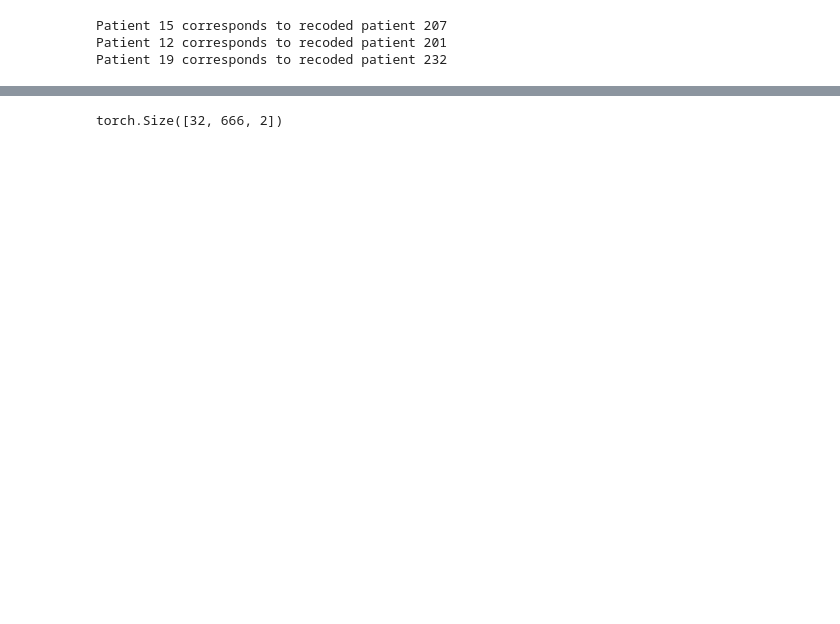
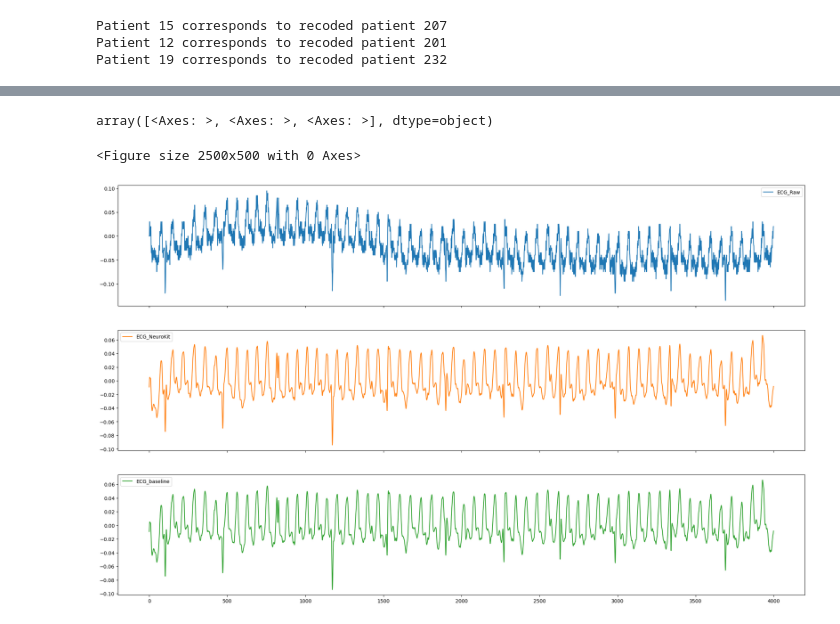
Before and after one commit to luna97/MIT-BIH_ecg_arrhytmia, a Jupyter notebook: preprocess_dataset.ipynb, the cells around one changed output, grey strips where cells are left out. Saved outputs shown, nothing was run; the diff lists cells and outputs as text; code cells hidden in the pictures; blank space fills up the shorter version.

```diff
--- a/preprocess_dataset.ipynb
+++ b/preprocess_dataset.ipynb
@@ -303,47 +397,22 @@ r_peaks: [np.int64(409986), np.int64(410245), np.int64(410509), np.int64(410768)
-# %%
-# create the dataset class that will be used to train the model
-
-class ECGDataset(torch.utils.data.Dataset):
-    def __init__(self, data_folder, subset='train'):
-        self.data_folder = data_folder
-        self.subset = subset
-        self.samples = []
-        with open(os.path.join(data_folder, subset, 'labels.csv'), 'r') as f:
-            for line in f:
-                sample, label = line.strip().split(',')
-                self.samples.append((sample, label))
-
-    def __len__(self):
-        return len(self.samples)
-
-    def get_label_int(self, label):
-        if label == 'N': return 0
-        if label == 'S': return 1
-        if label == 'V': return 2
-        if label == 'F': return 3
-        if label == 'Q': return 4
-
-    def __getitem__(self, idx):
-        sample, label = self.samples[idx]
-        signal = torch.load(os.path.join(self.data_folder, self.subset, f'{sample}.pt'))
-        return signal, self.get_label_int(label)
-
-# create the dataloaders
-train_dataset = ECGDataset('data/preprocessed_base', subset='train')
-test_dataset = ECGDataset('data/preprocessed_base', subset='test')
-
-def collate_fn(batch):
-    signals, labels = zip(*batch)
-    signals = torch.nn.utils.rnn.pad_sequence(signals, batch_first=True)
-    labels = torch.tensor([int(label) for label in labels])
-    return signals, labels
-
-train_dataloader = torch.utils.data.DataLoader(train_dataset, batch_size=32, shuffle=True, collate_fn=collate_fn)
-test_dataloader = torch.utils.data.DataLoader(test_dataset, batch_size=32, shuffle=False, collate_fn=collate_fn)
-
-# get some samples from the dataloader
-for i, (signal, label) in enumerate(train_dataloader):
-    print(signal.shape)
-    break
-# %% [output]
-torch.Size([32, 666, 2])
+# %%
+import matplotlib.pyplot as plt
+from pandas import DataFrame
+
+# Plot the signal
+plt.figure(figsize=(25, 5))
+
+ecg = signal[min_idx:max_idx, 1]
+
+# remove baseline wander
+
+signals = DataFrame({
+    "ECG_Raw" : ecg,
+    "ECG_NeuroKit" : nk.ecg_clean(ecg, sampling_rate=250, method="neurokit"),
+    "ECG_baseline" : nk.ecg_clean(ecg, sampling_rate=250, method="nk"),
+})
+
+signals.plot(subplots=True, figsize=(25, 15))
+# %% [output]
+array([<Axes: >, <Axes: >, <Axes: >], dtype=object)
+<Figure size 2500x500 with 0 Axes>
+[figure, added]
```
Also changed, not shown: parts of 10 cells of this notebook, 9 other files.
